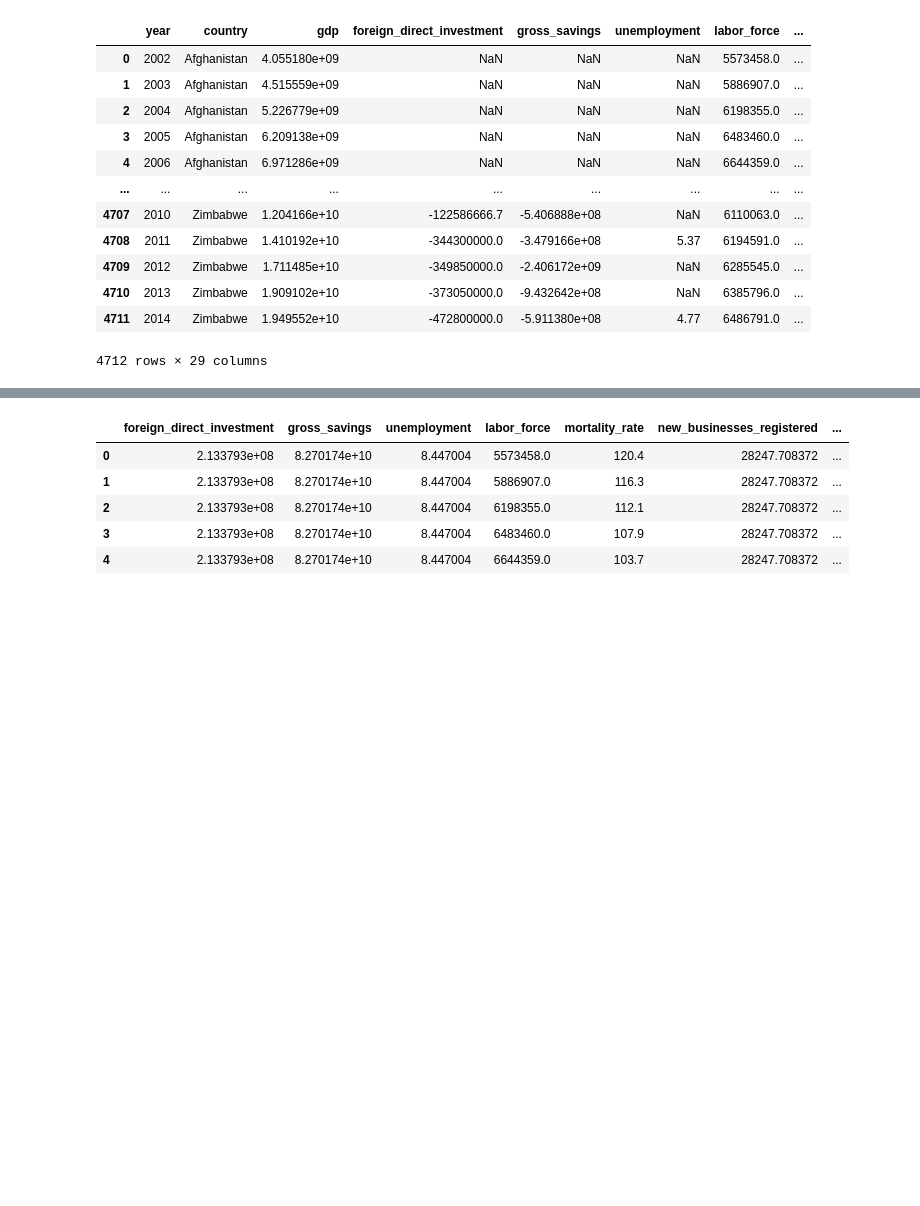
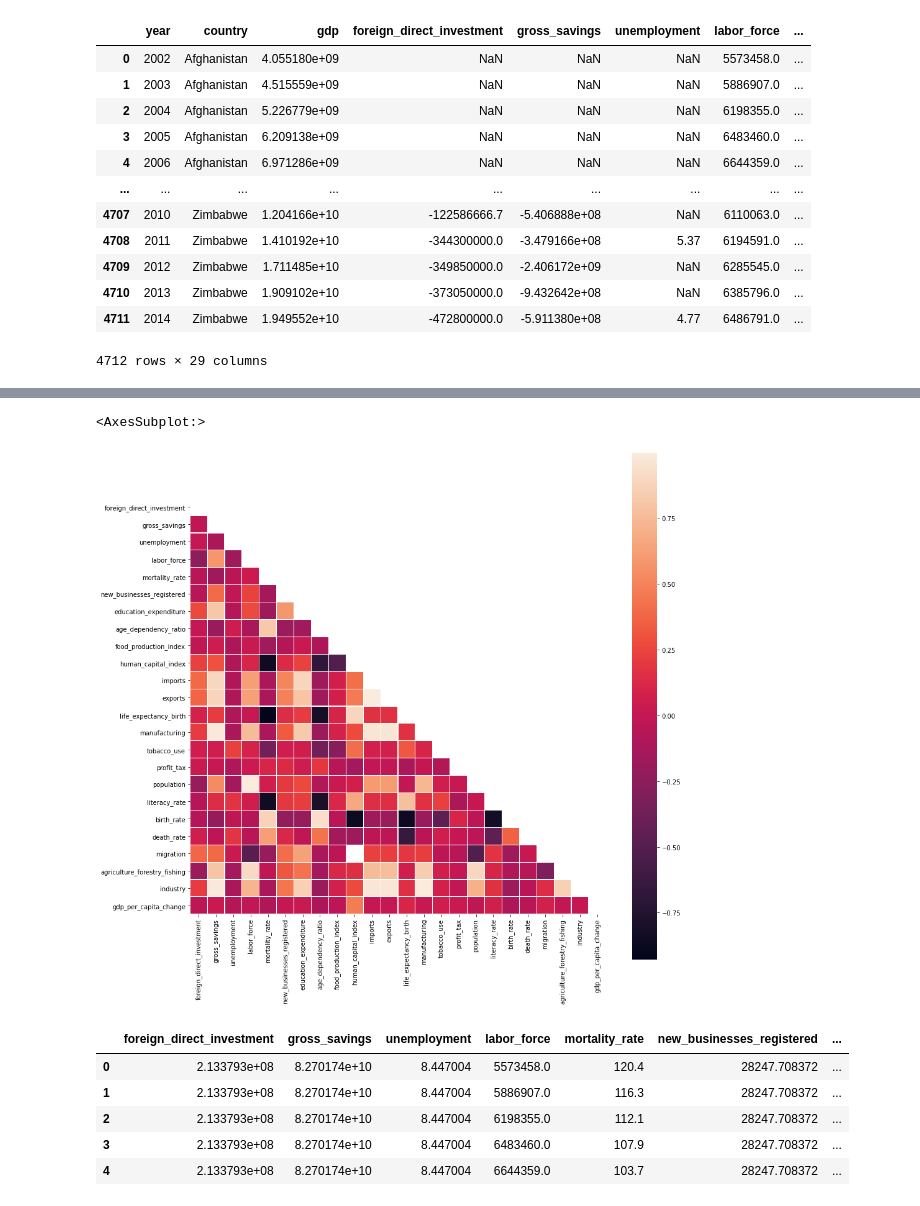
Before and after one commit to yashbg/EstimatingEconomicGrowth, a Jupyter notebook: code.ipynb, the cells around one changed output, grey strips where cells are left out. Saved outputs shown, nothing was run; the diff lists cells and outputs as text; code cells hidden in the pictures; blank space fills up the shorter version.

Commit message:
Add correlation matrix

```diff
--- a/code.ipynb
+++ b/code.ipynb
@@ -113,3 +125,10 @@ data.drop(['year', 'country', 'gdp', 'gdp_per_capita', 'gdp_per_capita2'], axis=
+# %%
+plt.figure(figsize=(15, 15))
+matrix = np.triu(data.corr())
+sns.heatmap(data.corr(), mask=matrix, square=True, linewidths=0.1)
+# %% [output]
+<AxesSubplot:>
+[figure, added]
 # %%
 columns = data.columns
 imp = SimpleImputer(missing_values=np.nan, strategy='mean')
```
Also changed, not shown: parts of 5 cells of this notebook.
